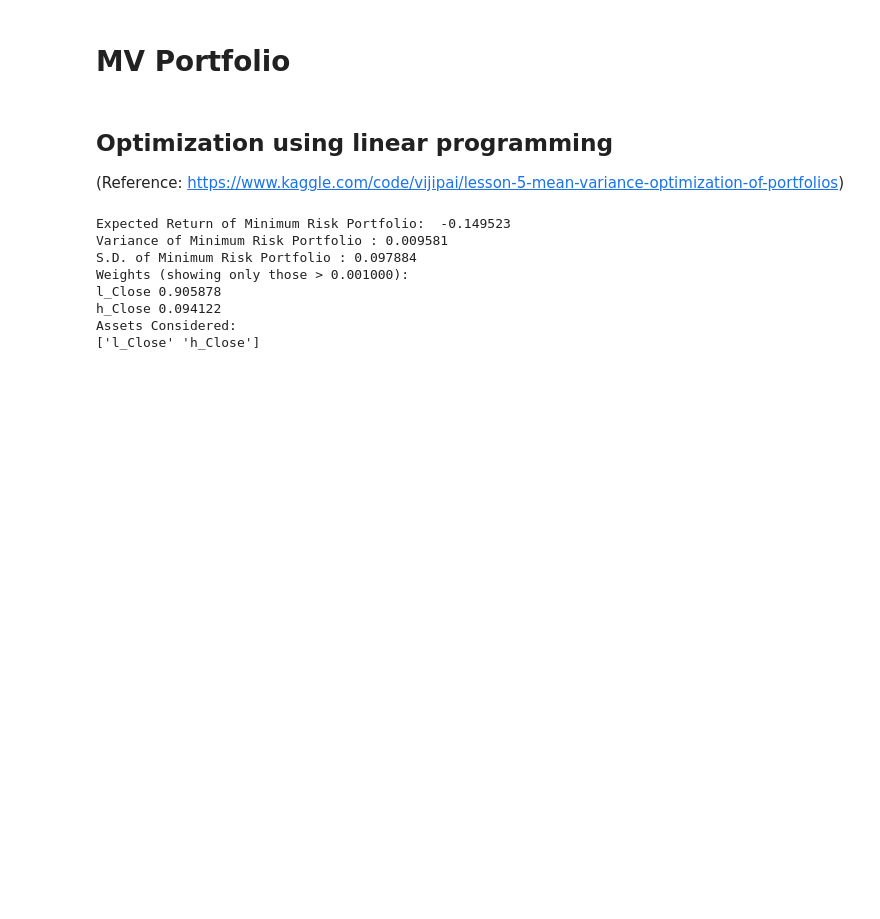
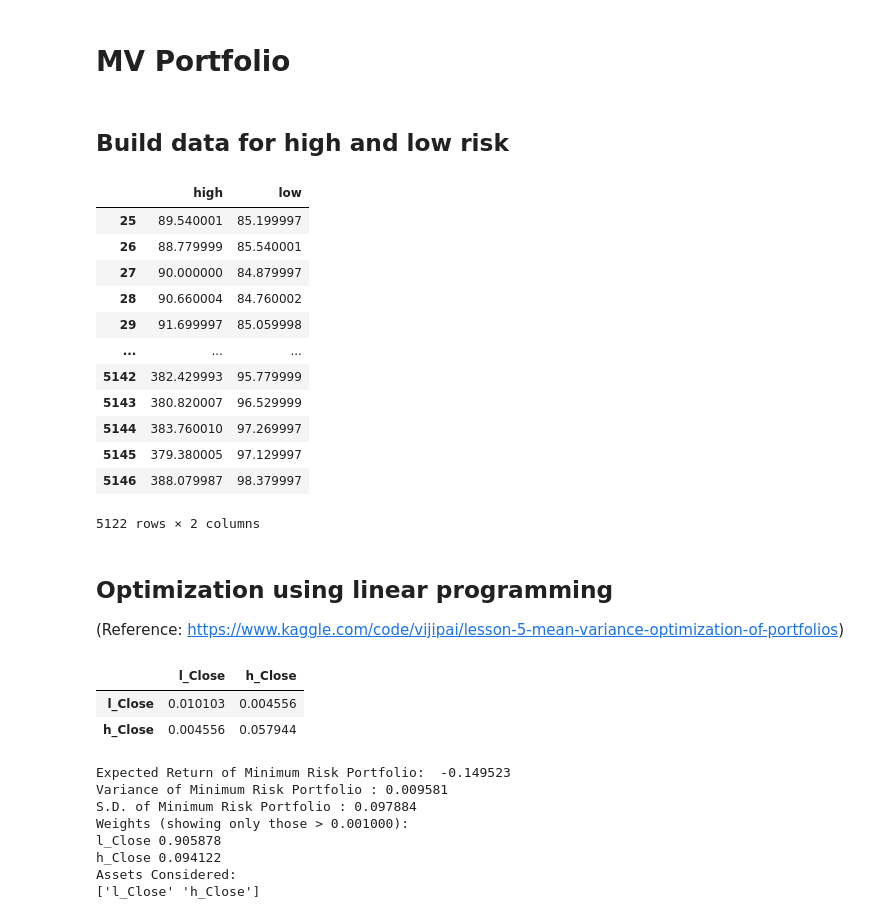
Before and after one commit to florencetsang/ml-portfolio-poc, a Jupyter notebook: ml_portfolio.ipynb, the cells around one changed output. Saved outputs shown, nothing was run; the diff lists cells and outputs as text; code cells hidden in the pictures; blank space fills up the shorter version.

```diff
--- a/ml_portfolio.ipynb
+++ b/ml_portfolio.ipynb
@@ -934,6 +975,25 @@ NameError: ignored
 print(a, b)
 # %% [markdown]
 # MV Portfolio
+# %% [markdown]
+## Build data for high and low risk
+# %%
+mv_data = pd.DataFrame(data={'high': high_risk['Close'], 'low':low_risk['Close']})
+mv_data
+# %% [output]
+|  | high | low |
+| 25 | 89.540001 | 85.199997 |
+| 26 | 88.779999 | 85.540001 |
+| 27 | 90.000000 | 84.879997 |
+| 28 | 90.660004 | 84.760002 |
+| 29 | 91.699997 | 85.059998 |
+| ... | ... | ... |
+| 5142 | 382.429993 | 95.779999 |
+| 5143 | 380.820007 | 96.529999 |
+| 5144 | 383.760010 | 97.269997 |
+| 5145 | 379.380005 | 97.129997 |
+| 5146 | 388.079987 | 98.379997 |
+5122 rows × 2 columns
 # %% [markdown]
 ## Optimization using linear programming
 
@@ -1039,6 +1057,12 @@ def MinimizeRiskConstr(MeanReturns, CovarReturns, PortfolioSize, R):
                         x0 = xinit,   bounds = bnds, constraints = cons, tol = TERMINATION)
 
     return  opt
+# %%
+cov
+# %% [output]
+|  | l_Close | h_Close |
+| l_Close | 0.010103 | 0.004556 |
+| h_Close | 0.004556 | 0.057944 |
 # %%
 print_min_variance_portfolio(r, cov)
 # %% [output]
```
Also changed, not shown: parts of 21 cells of this notebook.
